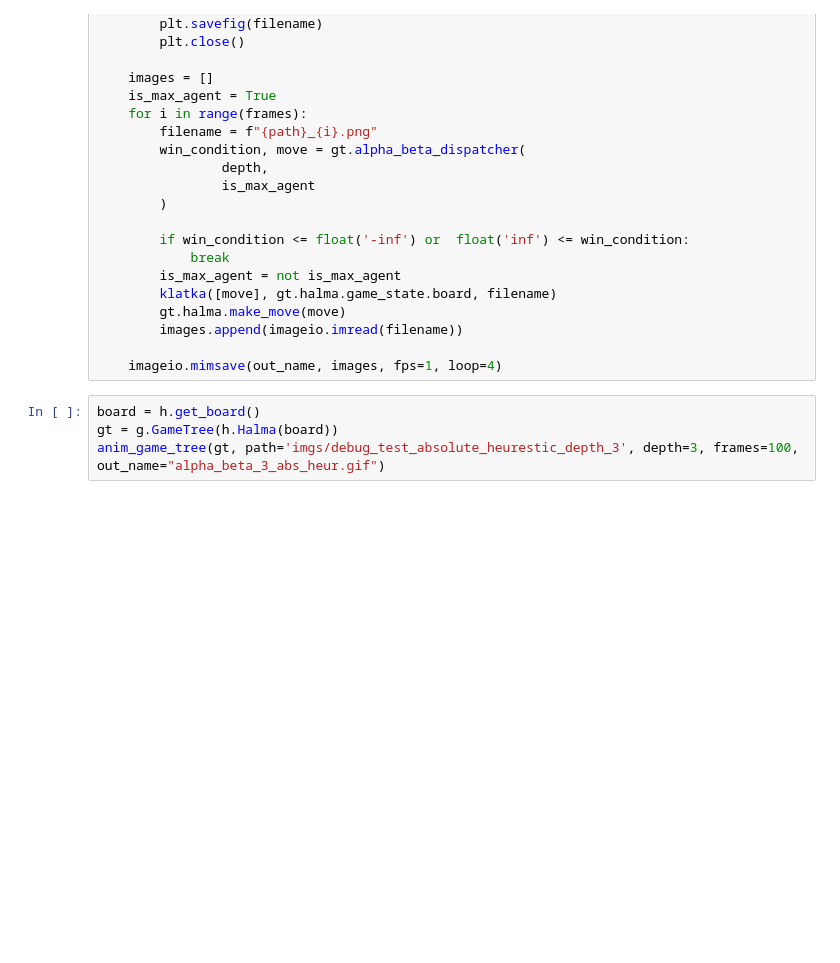
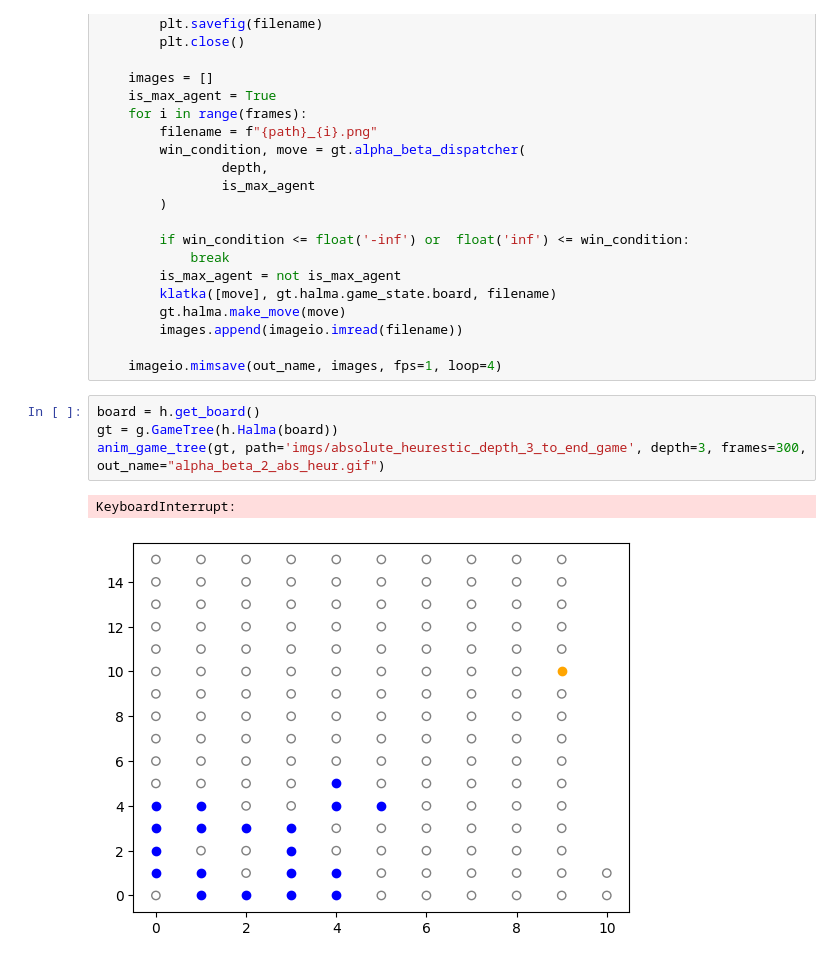
Before and after one commit to T04STER/halma, a Jupyter notebook: notes.ipynb, the cells around one changed output. Drawn from its saved outputs; the diff is of its cells as text; blank space fills up the shorter version.

```diff
--- a/notes.ipynb
+++ b/notes.ipynb
@@ -114,6 +123,9 @@ def anim_game_tree(gt: g.GameTree, path, frames=20, out_name="game.gif", depth=2
 # %%
 board = h.get_board()
 gt = g.GameTree(h.Halma(board))
-anim_game_tree(gt, path='imgs/debug_test_absolute_heurestic_depth_3', depth=3, frames=100, out_name="alpha_beta_3_abs_heur.gif")
+anim_game_tree(gt, path='imgs/absolute_heurestic_depth_3_to_end_game', depth=3, frames=300, out_name="alpha_beta_2_abs_heur.gif")
+# %% [output]
+KeyboardInterrupt:
+[figure, added]
 # %%
 gt.halma.player2_camp
```
Also changed, not shown: parts of 7 cells of this notebook, 8 other files.
